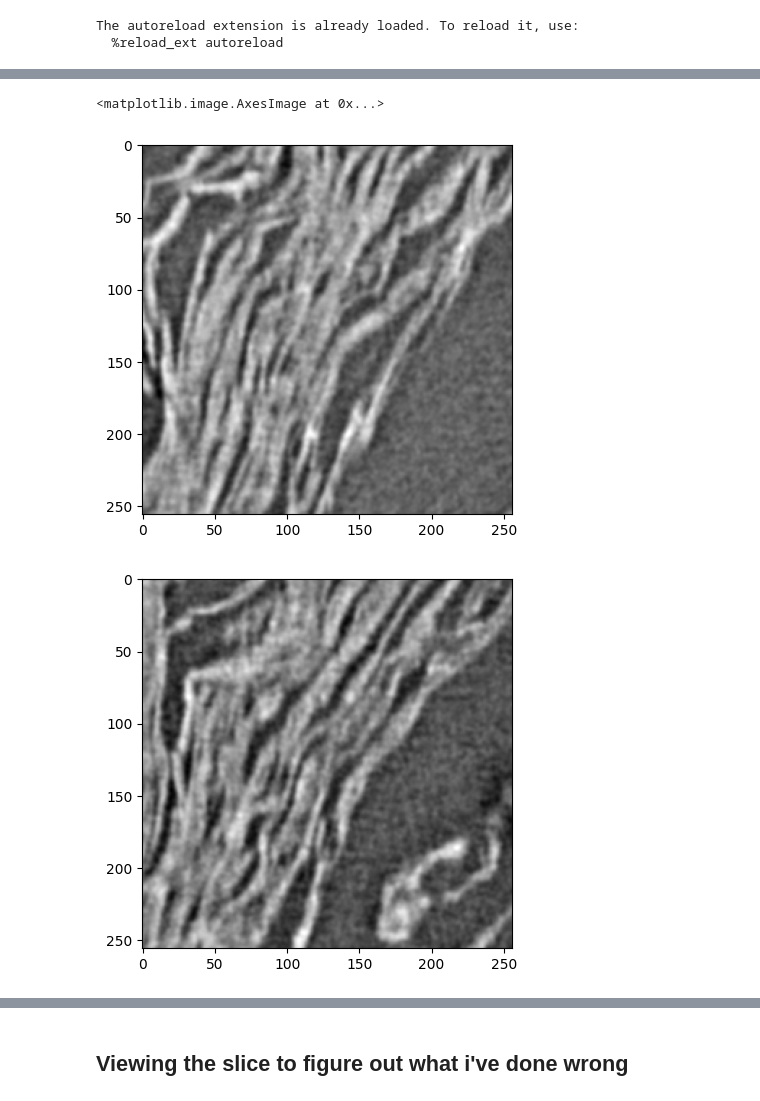
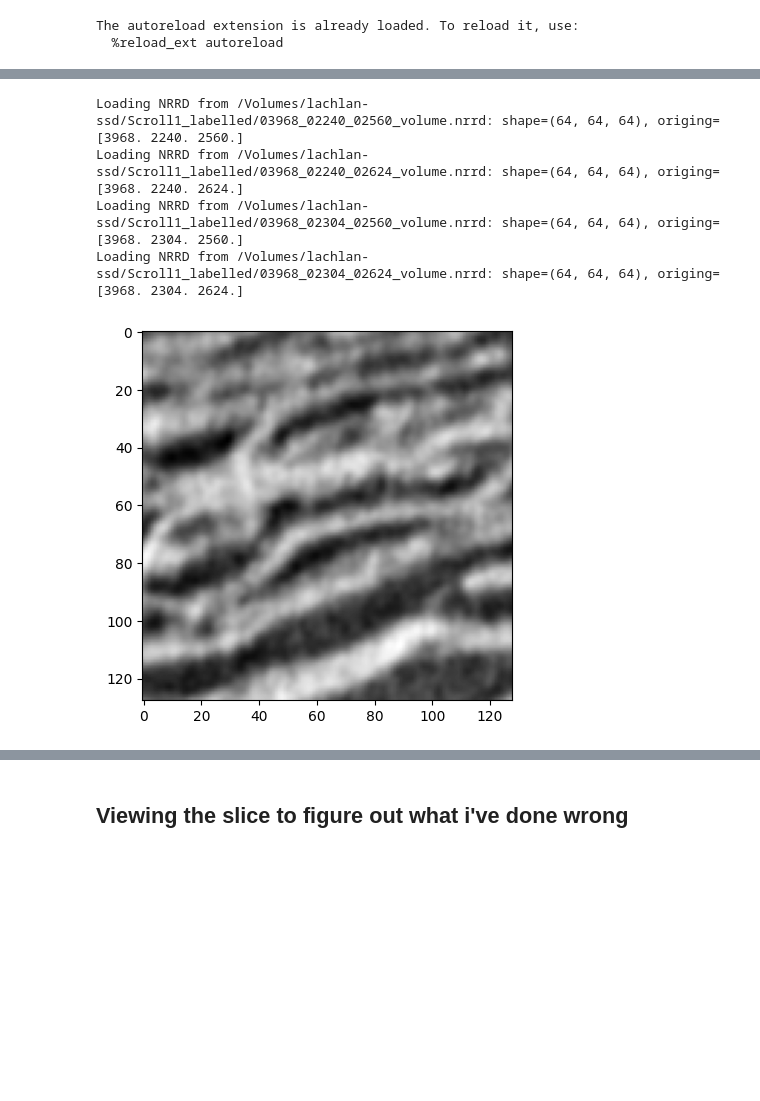
Before and after one commit to lcparker/synthetic-pages, a Jupyter notebook: notebooks/viewing-constructed-nrrds.ipynb, the cells around one changed output, grey strips where cells are left out. Saved outputs shown, nothing was run; the diff lists cells and outputs as text; code cells hidden in the pictures; blank space fills up the shorter version.

```diff
--- a/notebooks/viewing-constructed-nrrds.ipynb
+++ b/notebooks/viewing-constructed-nrrds.ipynb
@@ -8,3 +7,14 @@ The autoreload extension is already loaded. To reload it, use:
 # %%
 import numpy as np
 import matplotlib.pyplot as plt
+from synthetic_pages.types.nrrd import Nrrd
+from pathlib import Path
+
+nrrds_dir = Path("/Volumes/lachlan-ssd/Scroll1_labelled")
+
+# add ls method to pathlib.Path
+def ls(self: Path):
+    return sorted(list(self.iterdir()))
+
+Path.ls = ls
+nrrds_dir.ls()[:10]
@@ -11,4 +31,0 @@ import matplotlib.pyplot as plt
-# %%
-from pathlib import Path
-
-nrrds_dir = Path("/Users/lachlan/Code/nrrds2/")
@@ -41 +32,3 @@ nrrds_dir.ls()[:50]
+# %%
+z, y, x = 3968, 2240, 2560
 # %%
@@ -55,27 +79,13 @@ ul, ur, bl, br = load_four(nrrds_folder, 128, 2304, 2304)
-# %%
-def combine_four_slices(z_slice: int, ul, ur, bl, br):
-    yd, xd = ul.volume.shape[1:]
-    if not 0 <= z_slice <= ul.volume.shape[0] - 1:
-        raise ValueError("argument z_slice was outside range (0, ul.volume.shape[1] - 1")
-
-    img = np.zeros((2 * yd, 2 * xd))
-    img[:xd, :yd] = ul.volume[z_slice].T
-    img[:xd, yd:] = ur.volume[z_slice].T
-    img[xd:, :yd] = bl.volume[z_slice].T
-    img[xd:, yd:] = br.volume[z_slice].T
-    return img
-
-img = combine_four_slices(127, ul, ur, bl, br)
-plt.imshow(img, cmap='gray')
-# %% [output]
-<matplotlib.image.AxesImage at 0x...>
-[figure, removed]
 # %%
 def show_four_axial(z: int, y: int, x: int, nrrds_dir: Path|str):
     ul, ur, bl, br = load_four(Path(nrrds_dir), z, y, x)
-    img = combine_four_slices(int(ul.volume.shape[0]/2), ul, ur, bl, br)
+    img = combine_four_slices(0, ul, ur, bl, br)
     plt.imshow(img, cmap='gray')
 
-show_four_axial(128, 2304, 2304, nrrds_folder)
+show_four_axial(z, y, x, nrrds_dir)
 # %% [output]
+Loading NRRD from /Volumes/lachlan-ssd/Scroll1_labelled/03968_02240_02560_volume.nrrd: shape=(64, 64, 64), origing=[3968. 2240. 2560.]
+Loading NRRD from /Volumes/lachlan-ssd/Scroll1_labelled/03968_02240_02624_volume.nrrd: shape=(64, 64, 64), origing=[3968. 2240. 2624.]
+Loading NRRD from /Volumes/lachlan-ssd/Scroll1_labelled/03968_02304_02560_volume.nrrd: shape=(64, 64, 64), origing=[3968. 2304. 2560.]
+Loading NRRD from /Volumes/lachlan-ssd/Scroll1_labelled/03968_02304_02624_volume.nrrd: shape=(64, 64, 64), origing=[3968. 2304. 2624.]
-[figure, old version]
+[figure, new version]
```
Also changed, not shown: parts of 10 cells of this notebook, 3 other files.
